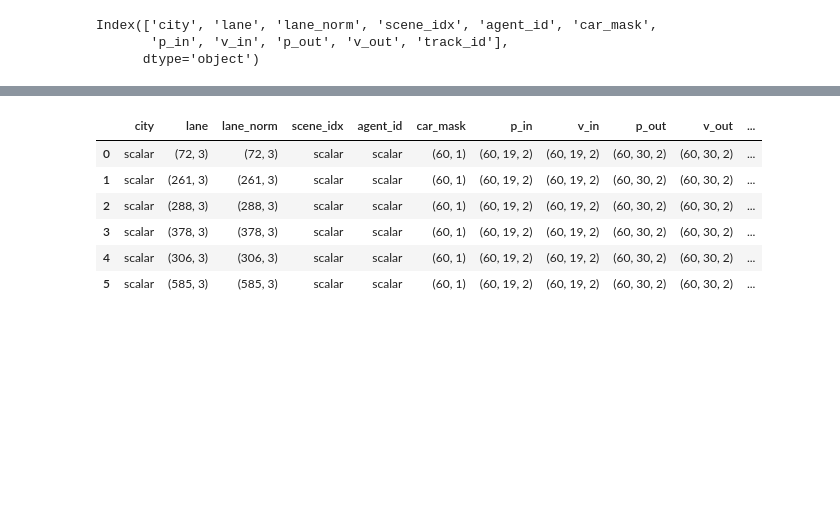
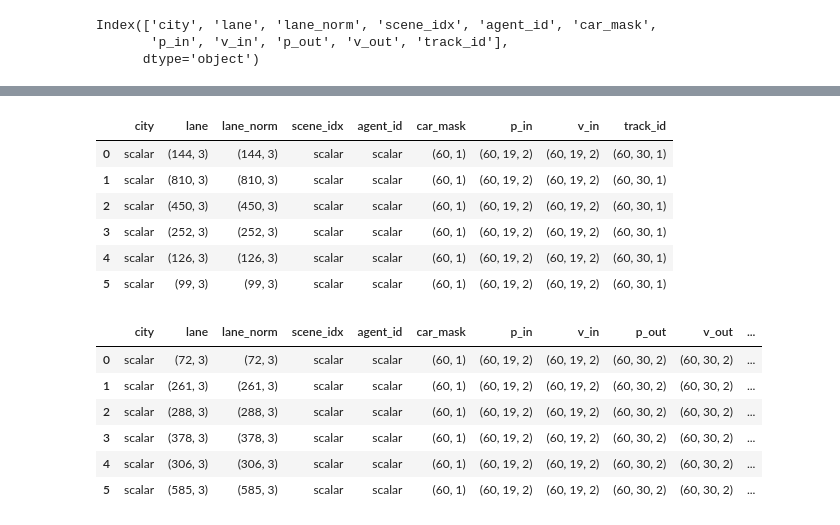
Before and after one commit to j1feng/Autonomous-vehicle-motion-forecasting, a Jupyter notebook: Load_Argoverse_Data_EDA.ipynb, the cells around one changed output, grey strips where cells are left out. Drawn from its saved outputs; the diff is of its cells as text; code cells hidden in the pictures; blank space fills up the shorter version.

```diff
--- a/Load_Argoverse_Data_EDA.ipynb
+++ b/Load_Argoverse_Data_EDA.ipynb
@@ -56,11 +56,18 @@ len(train_dataset), len(val_dataset)
 GG, too many scenes, lets just take the first 5 scenens
 # %%
 df = []
-for i, val in enumerate(val_dataset):
+for i, val in enumerate(train_dataset):
     df.append(val)
     if i >= 5:
         break
 df = pd.DataFrame(df)
+# %%
+df_valid = []
+for i, val in enumerate(val_dataset):
+    df_valid.append(val)
+    if i >= 5:
+        break
+df_valid = pd.DataFrame(df_valid)
 # %%
 df.columns
 # %% [output]
@@ -70,3 +89,13 @@ Index(['city', 'lane', 'lane_norm', 'scene_idx', 'agent_id', 'car_mask',
+# %%
+df_valid.applymap(shape_viz)
+# %% [output]
+|  | city | lane | lane_norm | scene_idx | agent_id | car_mask | p_in | v_in | track_id |
+| 0 | scalar | (144, 3) | (144, 3) | scalar | scalar | (60, 1) | (60, 19, 2) | (60, 19, 2) | (60, 30, 1) |
+| 1 | scalar | (810, 3) | (810, 3) | scalar | scalar | (60, 1) | (60, 19, 2) | (60, 19, 2) | (60, 30, 1) |
+| 2 | scalar | (450, 3) | (450, 3) | scalar | scalar | (60, 1) | (60, 19, 2) | (60, 19, 2) | (60, 30, 1) |
+| 3 | scalar | (252, 3) | (252, 3) | scalar | scalar | (60, 1) | (60, 19, 2) | (60, 19, 2) | (60, 30, 1) |
+| 4 | scalar | (126, 3) | (126, 3) | scalar | scalar | (60, 1) | (60, 19, 2) | (60, 19, 2) | (60, 30, 1) |
+| 5 | scalar | (99, 3) | (99, 3) | scalar | scalar | (60, 1) | (60, 19, 2) | (60, 19, 2) | (60, 30, 1) |
 # %%
 def shape_viz(x):
     try:
```
Also changed, not shown: parts of 15 cells of this notebook.
